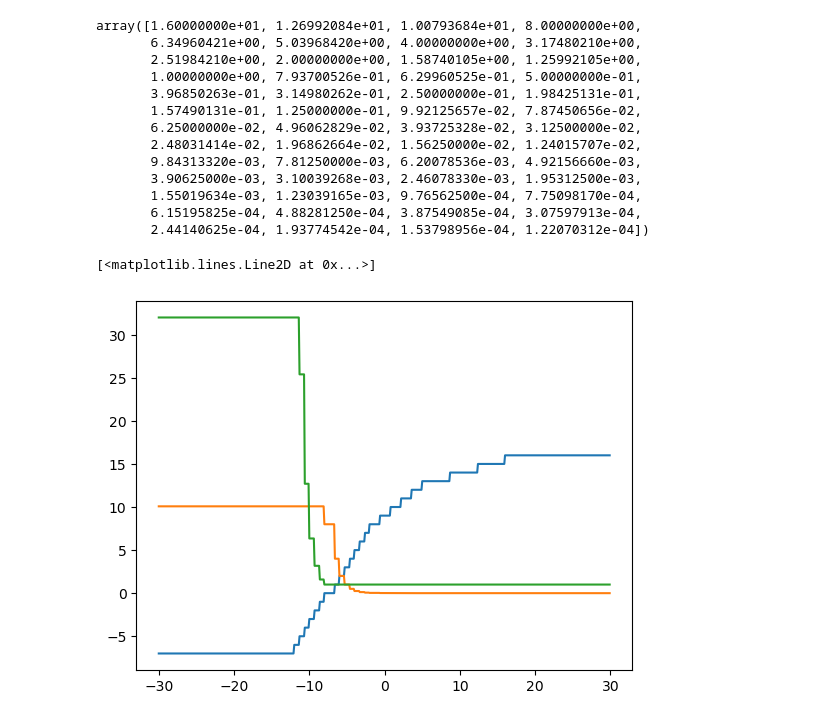
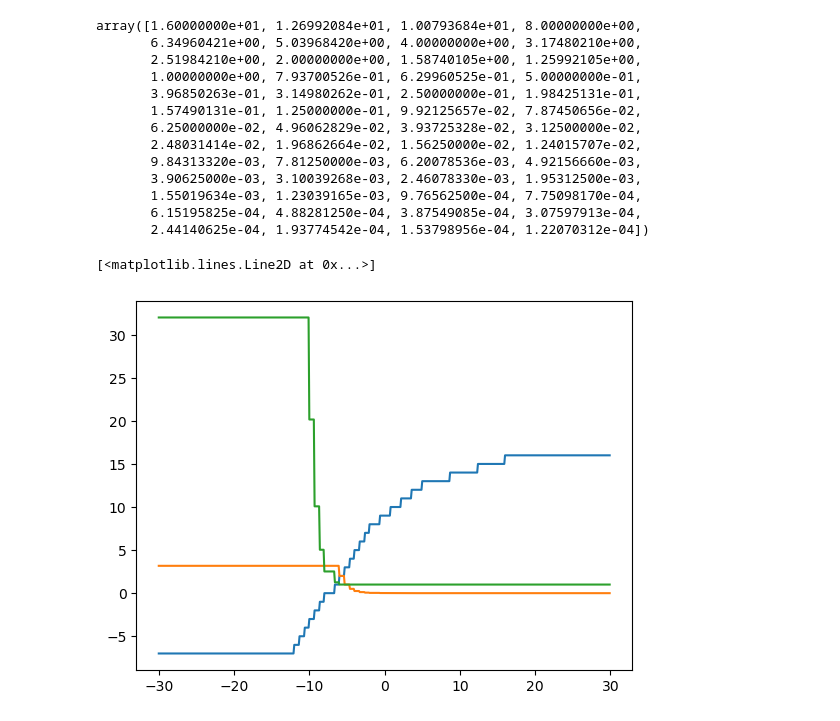
Before and after one commit to CoolTowel/constellation_lines, a Jupyter notebook: peaks.ipynb, the cells around one changed output. Drawn from its saved outputs; the diff is of its cells as text; code cells hidden in the pictures.

```diff
--- a/peaks.ipynb
+++ b/peaks.ipynb
@@ -144,36 +144,37 @@ def meter(ev,max_tv):
     max_iso100_ev = np.log2(1/max_tv)+3
     if ev >= max_iso100_ev:
         tv = max_tv*2**(max_iso100_ev-ev)
+        tv = min(tv,max_tv)
         iso = 100
         tv = find_nearest_key(tv_dict, tv)
         tv = tv_dict[tv]
     else:
         tv = max_tv
         iso = 100*2**(max_iso100_ev-ev)
         iso = find_nearest_key(iso_dict, iso)
         iso = iso_dict[iso]
     return tv, iso
 
 # lat = 40.071996
 # lon = 114.316539
 # height = 500
 
 # cam_loc = EarthLocation(lat=lat*u.deg, lon=lon*u.deg, height=height*u.m)
 # time_loc = Time.now()
 # # delta_midnight = np.linspace(0, 3, 500)*u.hour
 # # times = time_loc+delta_midnight
 
 # frame = AltAz(obstime=time_loc,location=cam_loc)
 # sun_altazs = get_sun(time_loc).transform_to(frame)
 # sun_alt = sun_altazs.alt
 
 sun2ev = np.vectorize(sun2ev)
 meter = np.vectorize(meter)
 sunalts = np.arange(-30,30,0.1)
 plt.plot(sunalts,sun2ev(sunalts))
-tv, iso =meter(sun2ev(sunalts),10)
+tv, iso =meter(sun2ev(sunalts),3.2)
 plt.plot(sunalts,tv)
 plt.plot(sunalts,iso/100)
 # %% [output]
 [<matplotlib.lines.Line2D at 0x...>]
-[figure, old version]
+[figure, new version]
```
Also changed, not shown: parts of 1 cell of this notebook, 4 other files.
